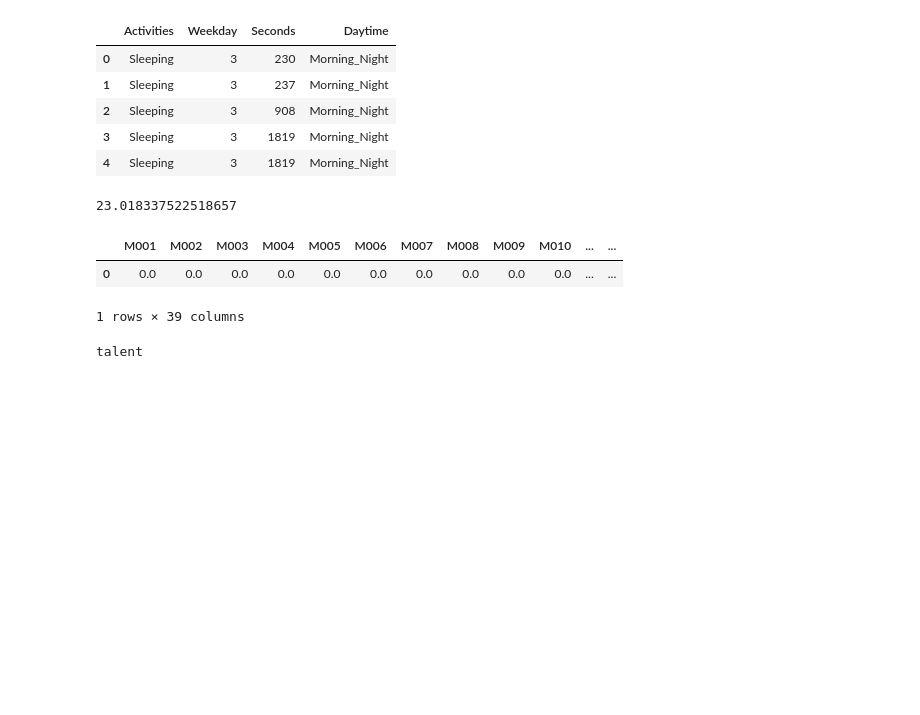
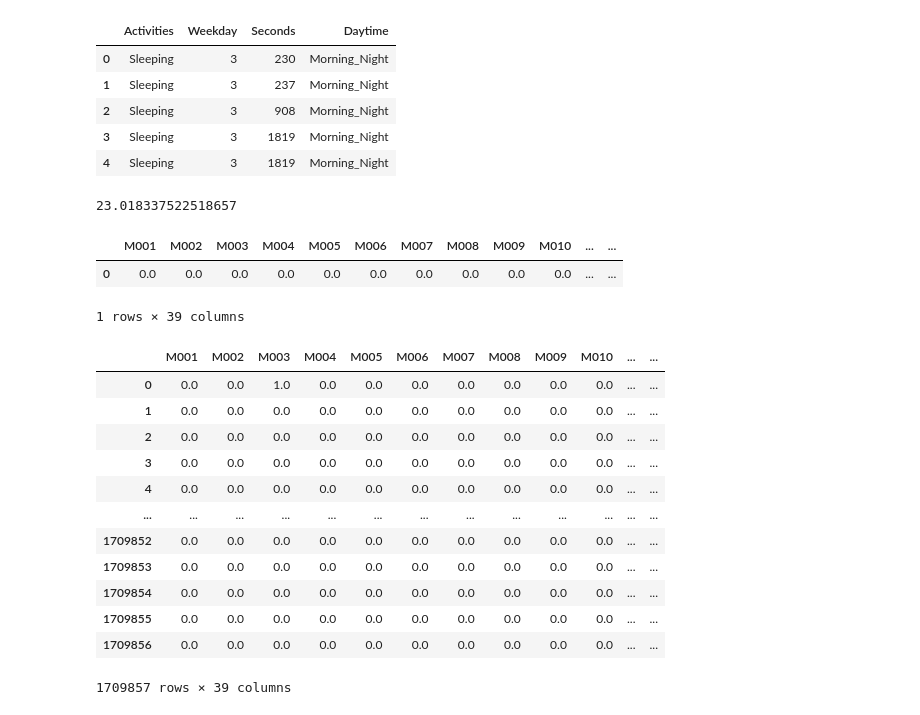
Before and after one commit to vladbucur2000/casas-datascience, a Jupyter notebook: Casas_ADS_CW.ipynb, the cells around one changed output. Saved outputs shown, nothing was run; the diff lists cells and outputs as text; code cells hidden in the pictures; blank space fills up the shorter version.

Commit message:
made state_data ready

```diff
--- a/Casas_ADS_CW.ipynb
+++ b/Casas_ADS_CW.ipynb
@@ -241,3 +257,10 @@ state_df
 |  | M001 | M002 | M003 | M004 | M005 | M006 | M007 | M008 | M009 | M010 | ... | ... |
 | 0 | 0.0 | 0.0 | 0.0 | 0.0 | 0.0 | 0.0 | 0.0 | 0.0 | 0.0 | 0.0 | ... | ... |
 1 rows × 39 columns
+# %%
+def create_empty_df(current_state, sensors):
+    df = pd.DataFrame(columns = current_state.columns,
+                   index = range(len(sensors)))
+    return df
+# %%
+empty_df = create_empty_df(state_df, sensors_col)
@@ -244,24 +269,18 @@ state_df
 # %%
-def compute_sensor_state(current_state, sensors, values):
-    state = pd.DataFrame(columns=current_state.columns)
-    #state = current_state.copy()
+def compute_sensor_state(current_state, sensors, values, new_df):
+    row = np.array(current_state.iloc[0])
 
     for i in range(0, len(sensors)):
         if values[i] == 'ON' or values[i] == 'OPEN':
-            current_state.at[0, sensors[i]] = 1
+            row[sensor_pos[sensors[i]]-1] = 1
         elif values[i] == 'OFF' or values[i] == 'CLOSE':
-            current_state.at[0, sensors[i]] = 0
+            row[sensor_pos[sensors[i]]-1] = 0
         else:
-            current_state.at[0, sensors[i]] = float(values[i])
+            row[sensor_pos[sensors[i]]-1] = float(values[i])
 
-        state = state.append(pd.Series(current_state.iloc[0]), ignore_index=True)
+        new_df.iloc[i] = row
 
-
-    return state
+    return new_df
-# %%
-print('talent')
-# %% [output]
-talent
 # %%
-state = compute_sensor_state(state_df, sensors_col, values_col)
+state = compute_sensor_state(state_df, sensors_col, values_col, empty_df)
 # %%
@@ -269,5 +288,19 @@ state.shape
 # %%
-state.describe()
+state
+# %% [output]
+|  | M001 | M002 | M003 | M004 | M005 | M006 | M007 | M008 | M009 | M010 | ... | ... |
+| 0 | 0.0 | 0.0 | 1.0 | 0.0 | 0.0 | 0.0 | 0.0 | 0.0 | 0.0 | 0.0 | ... | ... |
+| 1 | 0.0 | 0.0 | 0.0 | 0.0 | 0.0 | 0.0 | 0.0 | 0.0 | 0.0 | 0.0 | ... | ... |
+| 2 | 0.0 | 0.0 | 0.0 | 0.0 | 0.0 | 0.0 | 0.0 | 0.0 | 0.0 | 0.0 | ... | ... |
+| 3 | 0.0 | 0.0 | 0.0 | 0.0 | 0.0 | 0.0 | 0.0 | 0.0 | 0.0 | 0.0 | ... | ... |
+| 4 | 0.0 | 0.0 | 0.0 | 0.0 | 0.0 | 0.0 | 0.0 | 0.0 | 0.0 | 0.0 | ... | ... |
+| ... | ... | ... | ... | ... | ... | ... | ... | ... | ... | ... | ... | ... |
+| 1709852 | 0.0 | 0.0 | 0.0 | 0.0 | 0.0 | 0.0 | 0.0 | 0.0 | 0.0 | 0.0 | ... | ... |
+| 1709853 | 0.0 | 0.0 | 0.0 | 0.0 | 0.0 | 0.0 | 0.0 | 0.0 | 0.0 | 0.0 | ... | ... |
+| 1709854 | 0.0 | 0.0 | 0.0 | 0.0 | 0.0 | 0.0 | 0.0 | 0.0 | 0.0 | 0.0 | ... | ... |
+| 1709855 | 0.0 | 0.0 | 0.0 | 0.0 | 0.0 | 0.0 | 0.0 | 0.0 | 0.0 | 0.0 | ... | ... |
+| 1709856 | 0.0 | 0.0 | 0.0 | 0.0 | 0.0 | 0.0 | 0.0 | 0.0 | 0.0 | 0.0 | ... | ... |
+1709857 rows × 39 columns
 # %%
 data2.shape
 data2
```
Also changed, not shown: parts of 12 cells of this notebook.
